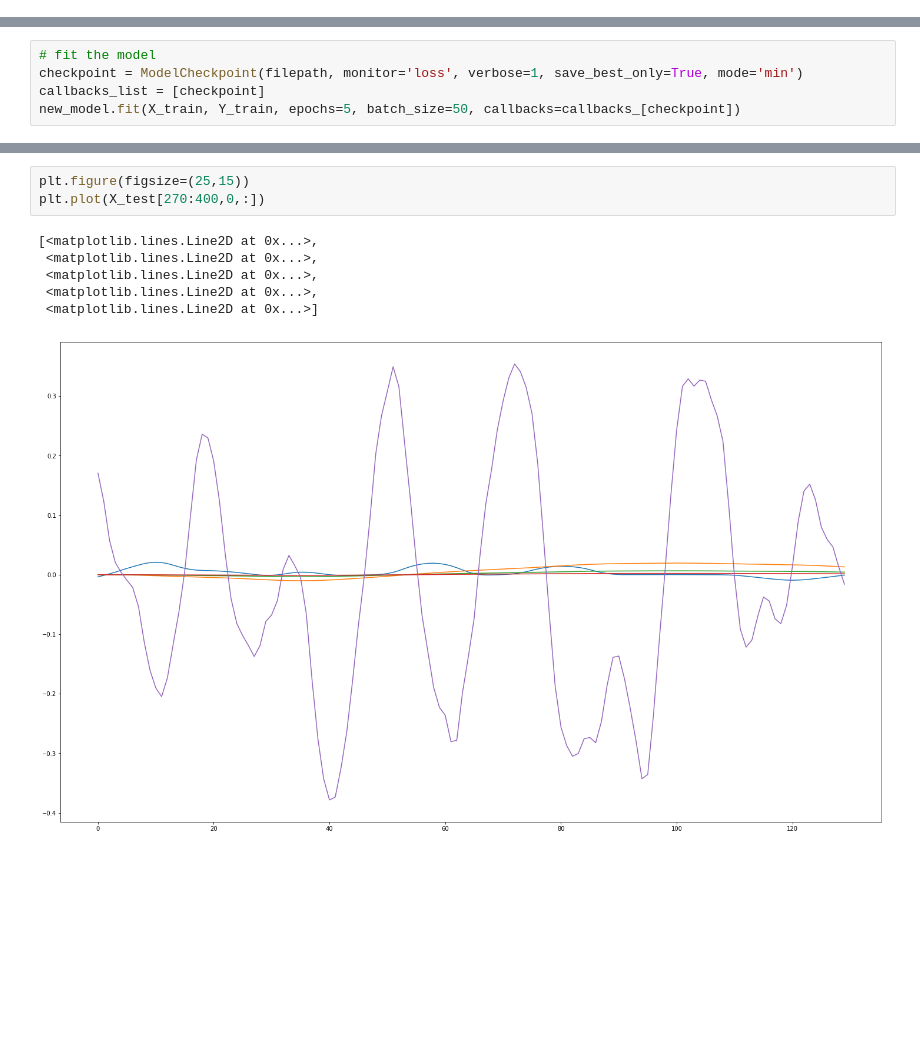
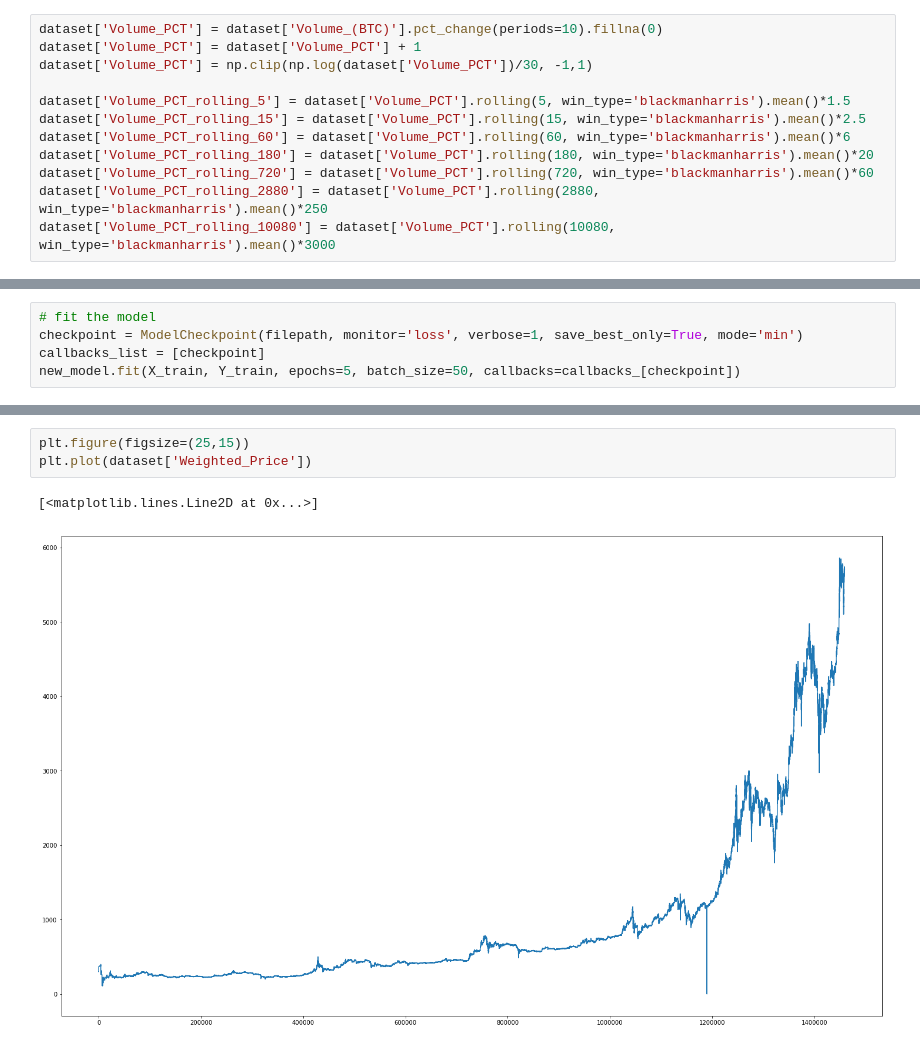
Before and after one commit to dnhkng/DeepSHIT, a Jupyter notebook: DeepSHIT.ipynb, the cells around one changed output, grey strips where cells are left out. Drawn from its saved outputs; the diff is of its cells as text; blank space fills up the shorter version.

```diff
--- a/DeepSHIT.ipynb
+++ b/DeepSHIT.ipynb
@@ -82,0 +42,12 @@ dataset['Volume_(BTC)_rolling_10'] = dataset['Volume_(BTC)_PCT'].rolling(10, win
+# %%
+dataset['Volume_PCT'] = dataset['Volume_(BTC)'].pct_change(periods=10).fillna(0)
+dataset['Volume_PCT'] = dataset['Volume_PCT'] + 1
+dataset['Volume_PCT'] = np.clip(np.log(dataset['Volume_PCT'])/30, -1,1)
+
+dataset['Volume_PCT_rolling_5'] = dataset['Volume_PCT'].rolling(5, win_type='blackmanharris').mean()*1.5
+dataset['Volume_PCT_rolling_15'] = dataset['Volume_PCT'].rolling(15, win_type='blackmanharris').mean()*2.5
+dataset['Volume_PCT_rolling_60'] = dataset['Volume_PCT'].rolling(60, win_type='blackmanharris').mean()*6
+dataset['Volume_PCT_rolling_180'] = dataset['Volume_PCT'].rolling(180, win_type='blackmanharris').mean()*20
+dataset['Volume_PCT_rolling_720'] = dataset['Volume_PCT'].rolling(720, win_type='blackmanharris').mean()*60
+dataset['Volume_PCT_rolling_2880'] = dataset['Volume_PCT'].rolling(2880, win_type='blackmanharris').mean()*250
+dataset['Volume_PCT_rolling_10080'] = dataset['Volume_PCT'].rolling(10080, win_type='blackmanharris').mean()*3000
@@ -298,12 +252,8 @@ plt.plot(Y_test.values[270:800], color = 'yellow')
 # %%
 plt.figure(figsize=(25,15))
-plt.plot(X_test[270:400,0,:])
+plt.plot(dataset['Weighted_Price'])
 # %% [output]
-[<matplotlib.lines.Line2D at 0x...>,
- <matplotlib.lines.Line2D at 0x...>,
- <matplotlib.lines.Line2D at 0x...>,
- <matplotlib.lines.Line2D at 0x...>,
- <matplotlib.lines.Line2D at 0x...>]
+[<matplotlib.lines.Line2D at 0x...>]
-[figure, old version]
+[figure, new version]
 # %%
 plt.figure(figsize=(25,15))
```
Also changed, not shown: parts of 37 cells of this notebook, 2 other files.
